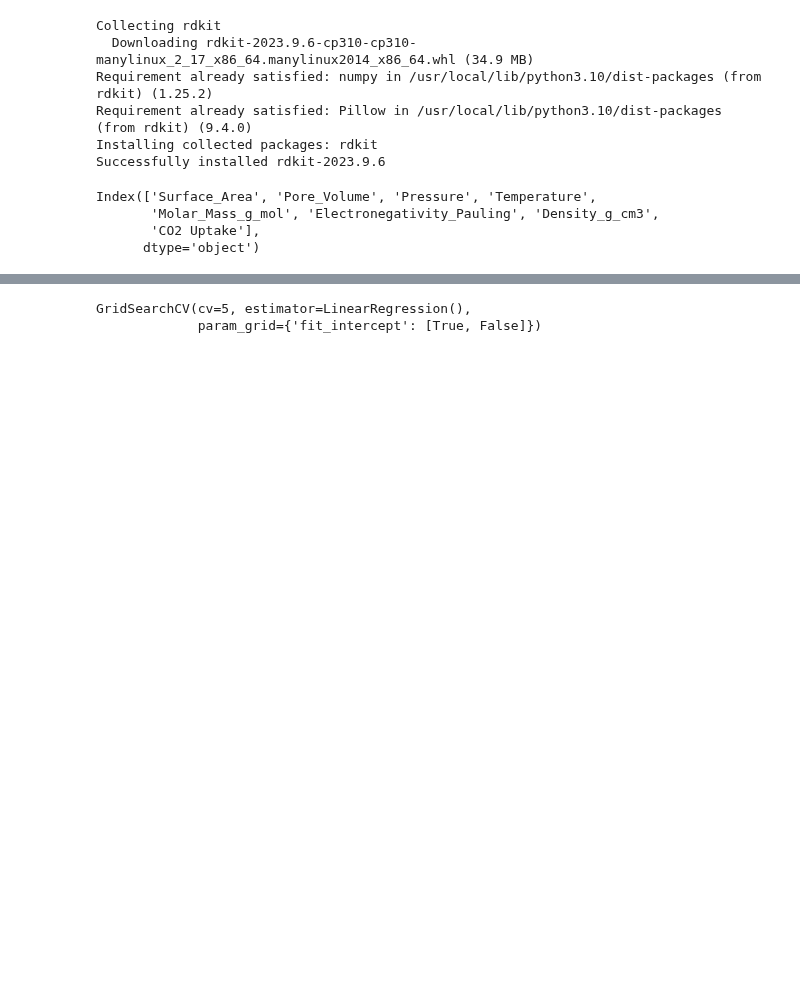
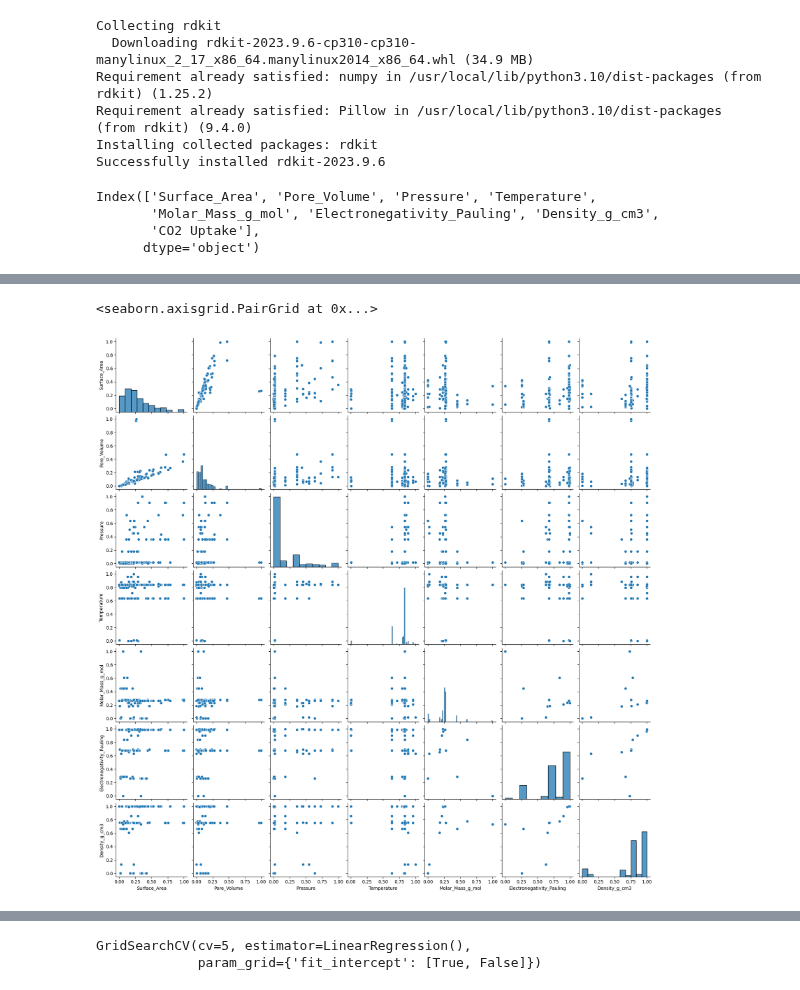
Before and after one commit to huliyao1115/Hello-world, a Jupyter notebook: Optimisation Parameters_Grid or Random Search(5 fold).ipynb, the cells around one changed output, grey strips where cells are left out. Drawn from its saved outputs; the diff is of its cells as text; code cells hidden in the pictures; blank space fills up the shorter version.

```diff
--- a/Optimisation Parameters_Grid or Random Search(5 fold).ipynb
+++ b/Optimisation Parameters_Grid or Random Search(5 fold).ipynb
@@ -49,2 +67,11 @@ y = df['CO2 Uptake'].values
 scaler = MinMaxScaler()
 X_scaled = scaler.fit_transform(X)
+# %%
+# Convert to panda dataframe
+column_names = ['Surface_Area', 'Pore_Volume', 'Pressure', 'Temperature', 'Molar_Mass_g_mol', 'Electronegativity_Pauling', 'Density_g_cm3']
+X_scaled = pd.DataFrame(X_scaled, columns=column_names)
+# %%
+sns.pairplot(X_scaled)
+# %% [output]
+<seaborn.axisgrid.PairGrid at 0x...>
+[figure, added]
```
Also changed, not shown: parts of 5 cells of this notebook.
